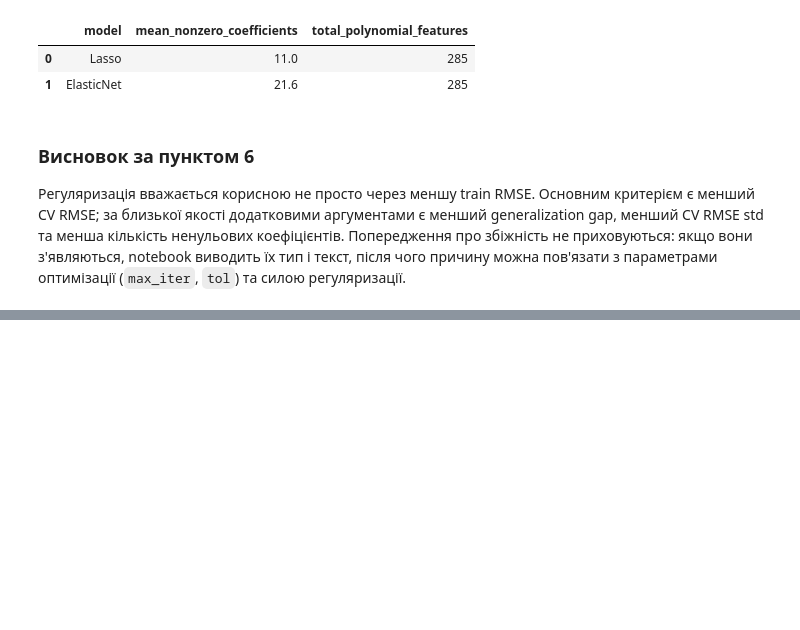
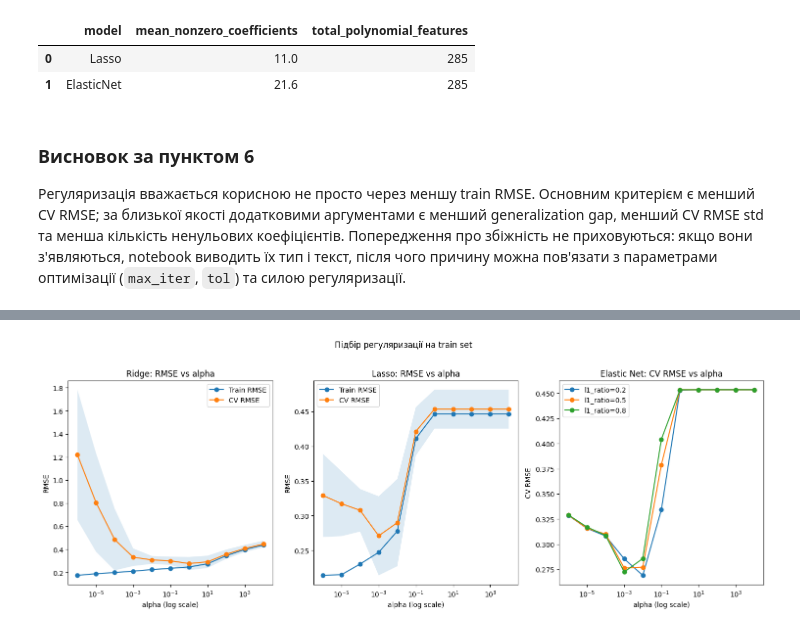
Before and after one commit to Yaroslav071315/machine-learning-course-volovnyk, a Jupyter notebook: practical03/notebook/Practical03.ipynb, the cells around one changed output, grey strips where cells are left out. Drawn from its saved outputs; the diff is of its cells as text; code cells hidden in the pictures; blank space fills up the shorter version.

```diff
--- a/practical03/notebook/Practical03.ipynb
+++ b/practical03/notebook/Practical03.ipynb
@@ -491,0 +555,30 @@ nonzero_df.to_csv(FIG_DIR / "regularization_nonzero_coefficients.csv", index=Fal
+# %%
+# Візуалізація train/CV RMSE як функції alpha.
+fig, axes = plt.subplots(1, 3, figsize=(15, 5.5))
+plot_specs = [("Ridge", None, axes[0]), ("Lasso", None, axes[1])]
+for name, ratio, ax in plot_specs:
+    sub = alpha_results[alpha_results.model.eq(name)].sort_values("alpha")
+    ax.set_xscale("log")
+    ax.plot(sub.alpha, sub.train_rmse_mean, marker="o", label="Train RMSE")
+    ax.plot(sub.alpha, sub.cv_rmse_mean, marker="o", label="CV RMSE")
+    ax.fill_between(sub.alpha, sub.cv_rmse_mean-sub.cv_rmse_std, sub.cv_rmse_mean+sub.cv_rmse_std, alpha=0.15)
+    ax.set_title(f"{name}: RMSE vs alpha")
+    ax.set_xlabel("alpha (log scale)")
+    ax.set_ylabel("RMSE")
+    ax.legend()
+
+ax = axes[2]
+for ratio in L1_RATIOS:
+    sub = alpha_results[(alpha_results.model.eq("ElasticNet")) & (alpha_results.l1_ratio.eq(ratio))].sort_values("alpha")
+    ax.plot(sub.alpha, sub.cv_rmse_mean, marker="o", label=f"l1_ratio={ratio}")
+ax.set_xscale("log")
+ax.set_title("Elastic Net: CV RMSE vs alpha")
+ax.set_xlabel("alpha (log scale)")
+ax.set_ylabel("CV RMSE")
+ax.legend()
+fig.suptitle("Підбір регуляризації на train set", y=1.02)
+fig.tight_layout()
+fig.savefig(FIG_DIR / "07_alpha_search.png", dpi=160, bbox_inches="tight")
+plt.show()
+# %% [output]
+[figure, added]
```
Also changed, not shown: parts of 9 cells of this notebook.
